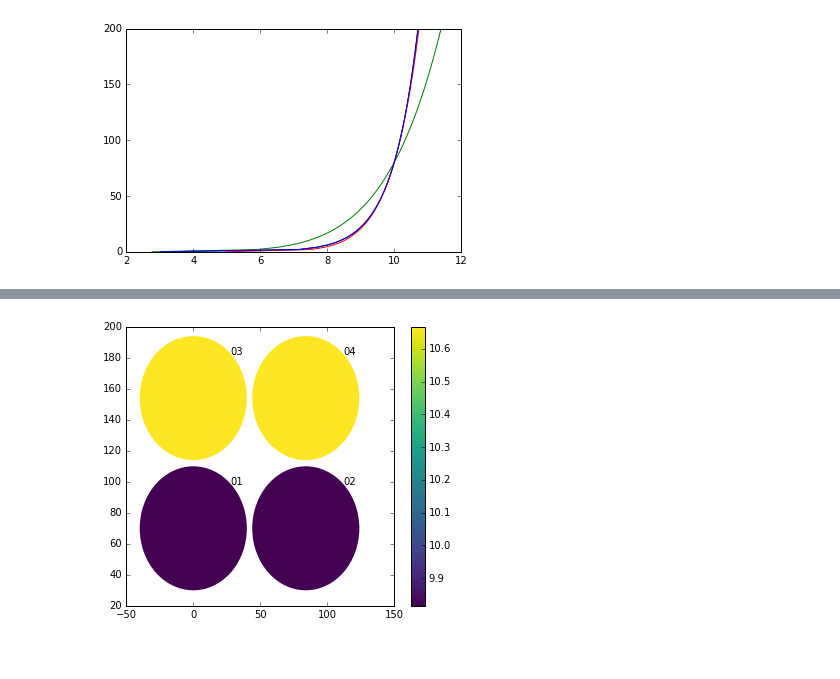
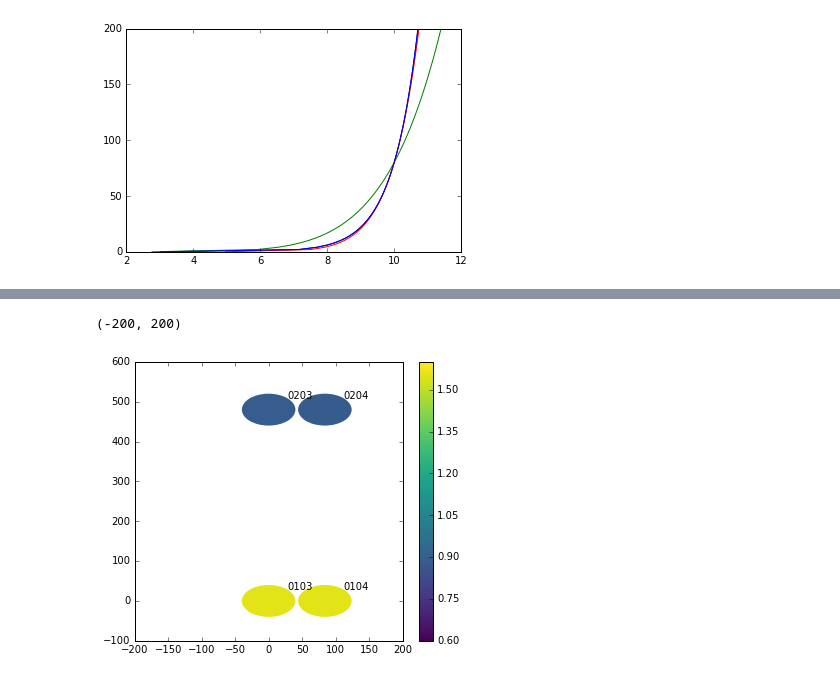
Before and after one commit to FUSED-Wind/FUSED-Wake, a Jupyter notebook: examples/Multiple_turbine_and_multiple_heights.ipynb, the cells around one changed output, grey strips where cells are left out. Saved outputs shown, nothing was run; the diff lists cells and outputs as text; code cells hidden in the pictures.

```diff
--- a/examples/Multiple_turbine_and_multiple_heights.ipynb
+++ b/examples/Multiple_turbine_and_multiple_heights.ipynb
@@ -53,7 +55,8 @@ plt.plot(U_plot3,z_plot,'-b')
 WS=RotorAvg(get_ABL_U, H=wf.H, R=wf.R, dep='z', Ur=10., zr=80., type='MOB', L=-400.,z0=0.005,zi=400.)
 # %%
 # Inputs
-WD=0*np.ones([wf.nWT])
+print WS
+WD=180*np.ones([wf.nWT])
 TI=0.1*np.ones([wf.nWT])
 
 # Run the models
@@ -64,24 +166,30 @@ out.p_wt.sum()
 # %%
 fig = plt.figure(figsize=[6,5])
 ax = fig.add_subplot(111)
-circles(x=wf.xyz[0,:],
-        y=wf.xyz[2,:],
-        s=np.array(wf.R),
-        c=WS,
+higher=[2,3,6,7]
+circles(x=wf.xyz[0,higher],
+        y=wf.xyz[1,higher],
+        s=np.array(wf.R)[higher],
+        c=out.p_wt[higher]/1e6,
         cmap=plt.cm.viridis,lw=0,
+        vmin = 0.6,vmax = 1.6,
         )
 plt.colorbar()
-for i in range(wf.nWT):
-    ax.annotate(str(wf.__getattr__('name')[i][-2:]).zfill(2),wf.xyz[[0,2],i]+0.7*np.array([wf.R[i],wf.R[i]]))
+for i in higher:
+    ax.annotate(str(wf.__getattr__('name')[i][-4:]).zfill(2),wf.xyz[[0,1],i]+0.7*np.array([wf.R[i],wf.R[i]]))
+    '''
     ax.arrow(x=wf.xyz[0,i],
           y=wf.xyz[1,i],
           dx=wf.R[1]*WS[i]*np.cos(np.deg2rad(270-WD[i])),
           dy=wf.R[1]*WS[i]*np.sin(np.deg2rad(270-WD[i])),
           head_length=3*wf.R[1],head_width=wf.R[1],
           length_includes_head=True,
           fc='k',ec='k',
          )
-#ax.set_xlim([-40, 960])
+    #'''
+
+ax.set_xlim([-200, 200])
 #ax.set_ylim([-500, 500])
 # %% [output]
+(-200, 200)
-[figure, old version]
+[figure, new version]
```
Also changed, not shown: parts of 10 cells of this notebook, 3 other files.
